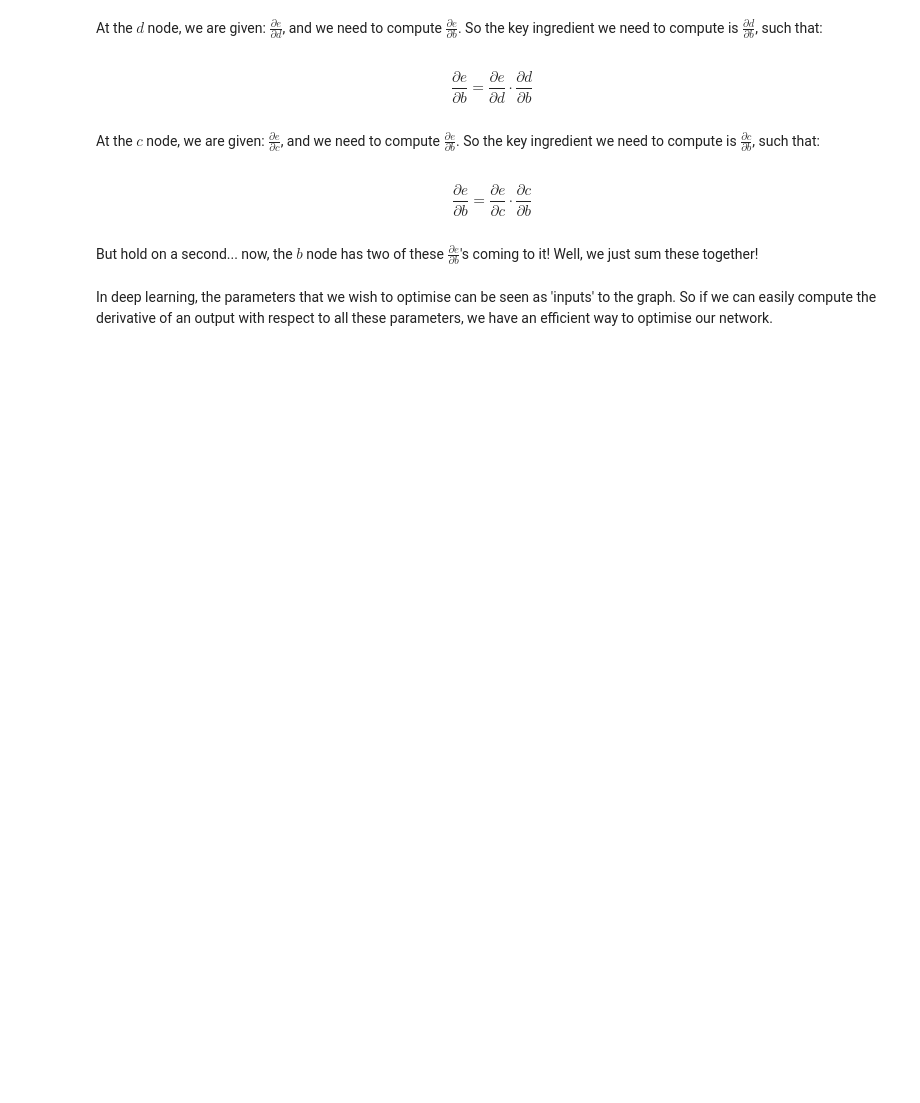
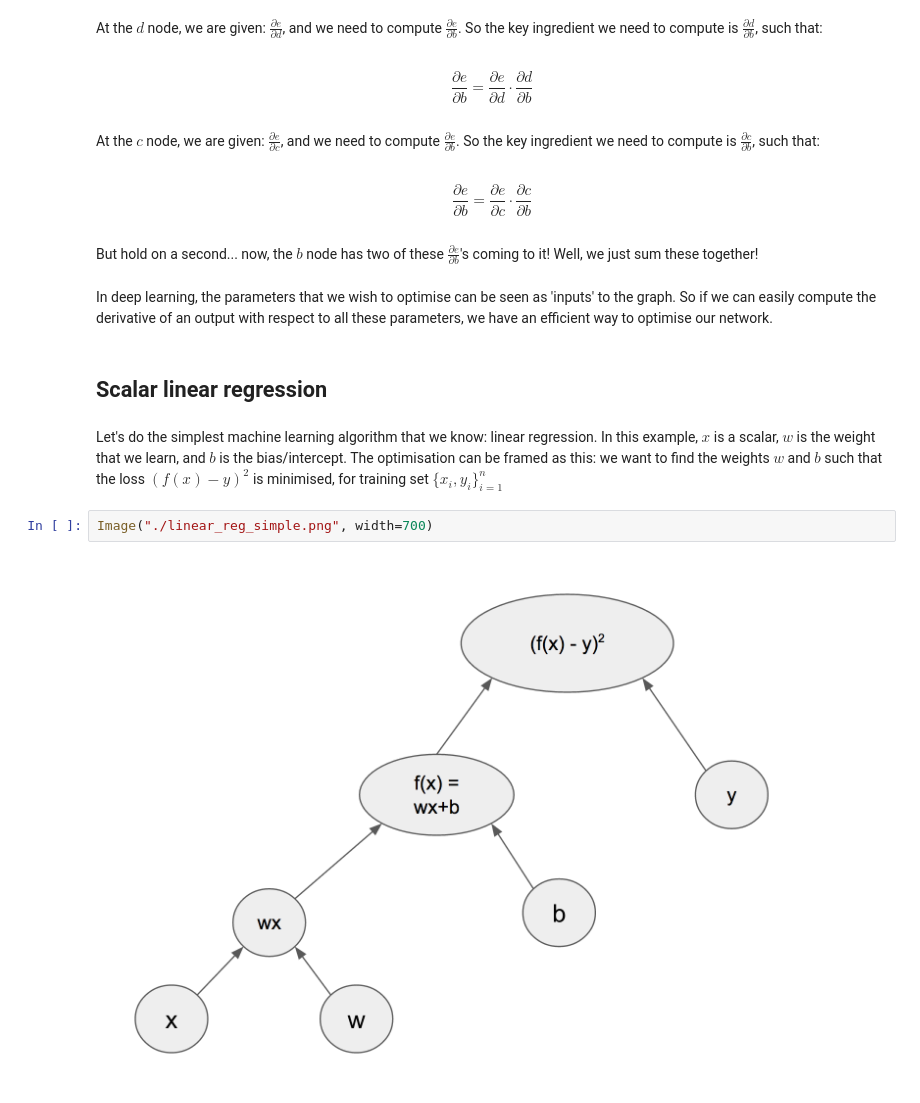
Before and after one commit to christopher-beckham/inf6953h, a Jupyter notebook: intro.ipynb, the cells around one changed output. Saved outputs shown, nothing was run; the diff lists cells and outputs as text; blank space fills up the shorter version.

```diff
--- a/intro.ipynb
+++ b/intro.ipynb
@@ -95,3 +95,11 @@ $$ \frac{\partial e}{\partial b} = \frac{\partial e}{\partial c} \cdot \frac{\pa
 But hold on a second... now, the $b$ node has two of these $\frac{\partial e}{\partial b}$'s coming to it! Well, we just sum these together!
 # %% [markdown]
 In deep learning, the parameters that we wish to optimise can be seen as 'inputs' to the graph. So if we can easily compute the derivative of an output with respect to all these parameters, we have an efficient way to optimise our network.
+# %% [markdown]
+## Scalar linear regression
+# %% [markdown]
+Let's do the simplest machine learning algorithm that we know: linear regression. In this example, $x$ is a scalar, $w$ is the weight that we learn, and $b$ is the bias/intercept. The optimisation can be framed as this: we want to find the weights $w$ and $b$ such that the loss $(f(x) - y)^2$ is minimised, for training set $\{x_{i},y_{i}\}_{i=1}^{n}$
+# %%
+Image("./linear_reg_simple.png", width=700)
+# %% [output]
+[figure, added]
```
Also changed, not shown: parts of 79 cells of this notebook.
